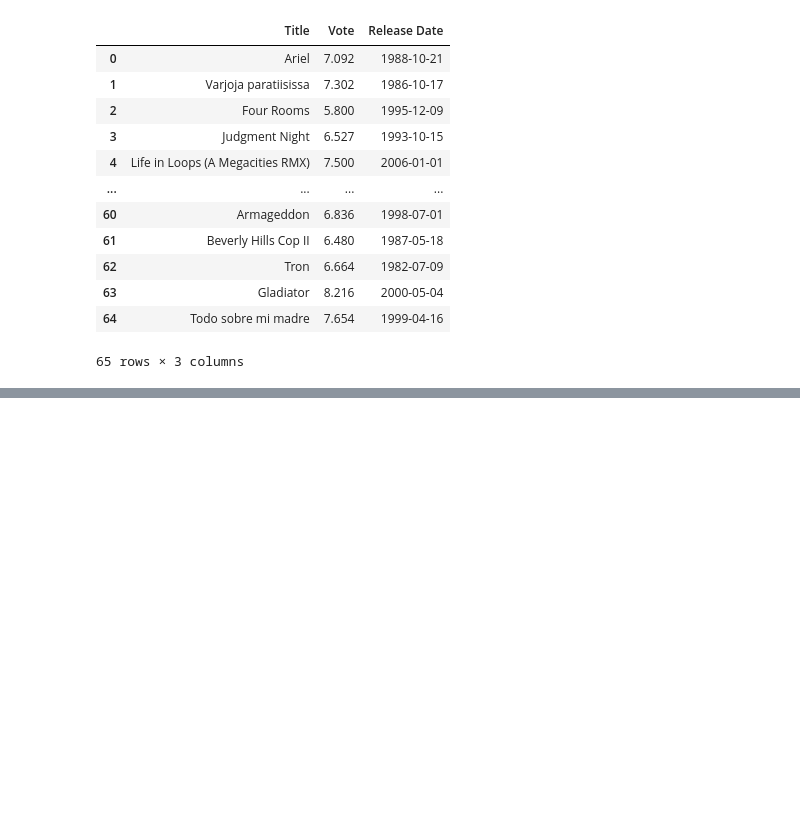
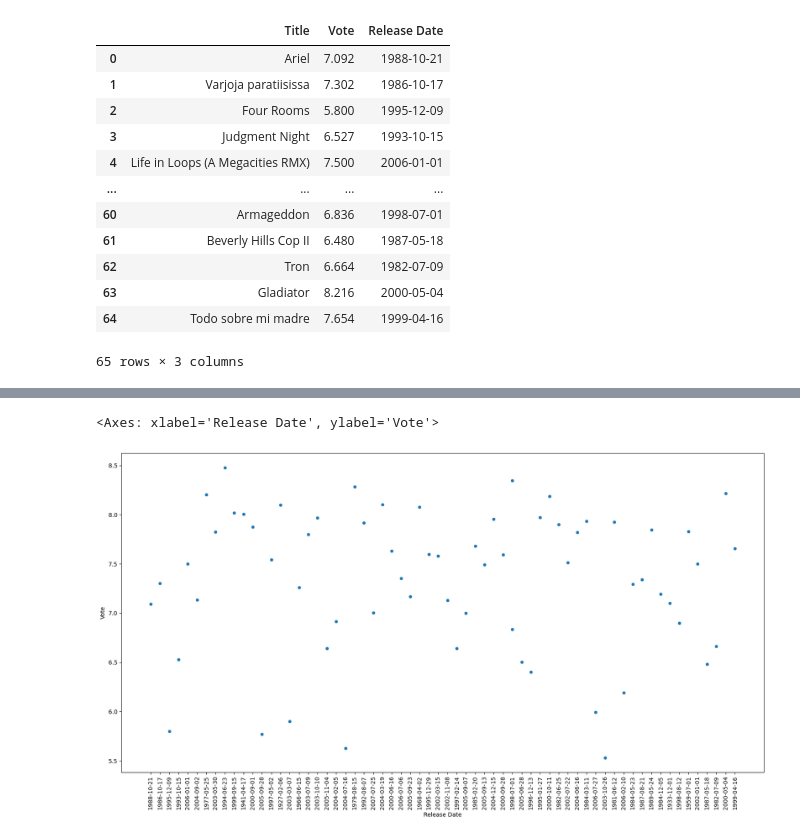
Before and after one commit to jamieah80/group-project-one, a Jupyter notebook: main.ipynb, the cells around one changed output, grey strips where cells are left out. Saved outputs shown, nothing was run; the diff lists cells and outputs as text; code cells hidden in the pictures; blank space fills up the shorter version.

```diff
--- a/main.ipynb
+++ b/main.ipynb
@@ -150,0 +159,2 @@ df
+# %%
+df["month"] = ""
@@ -150,0 +181,5 @@ df
+# %%
+df.plot(kind="scatter", x="Release Date", y="Vote", rot=90, figsize=(20,10))
+# %% [output]
+<Axes: xlabel='Release Date', ylabel='Vote'>
+[figure, added]
```
Also changed, not shown: parts of 5 cells of this notebook, 3 other files.
